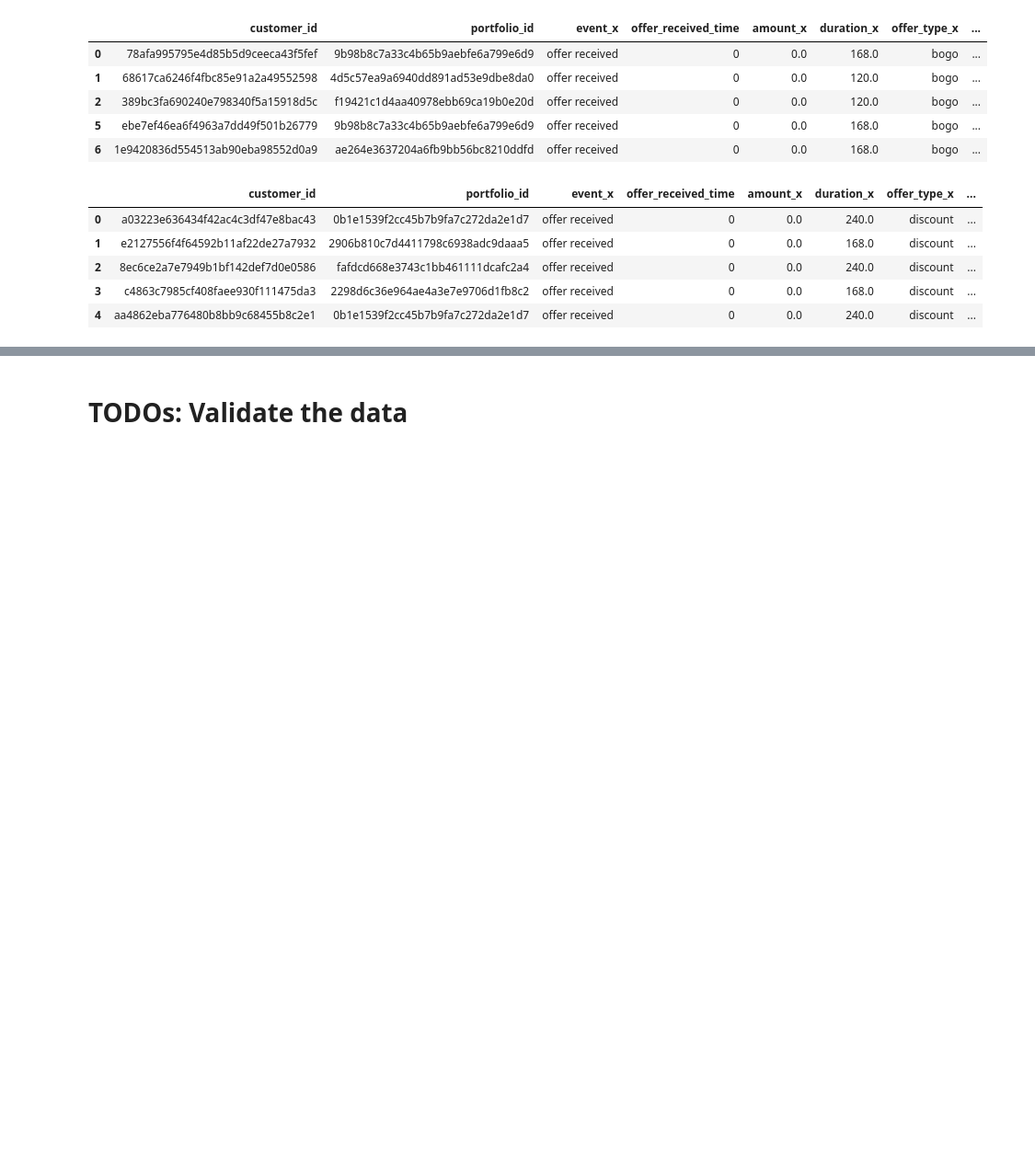
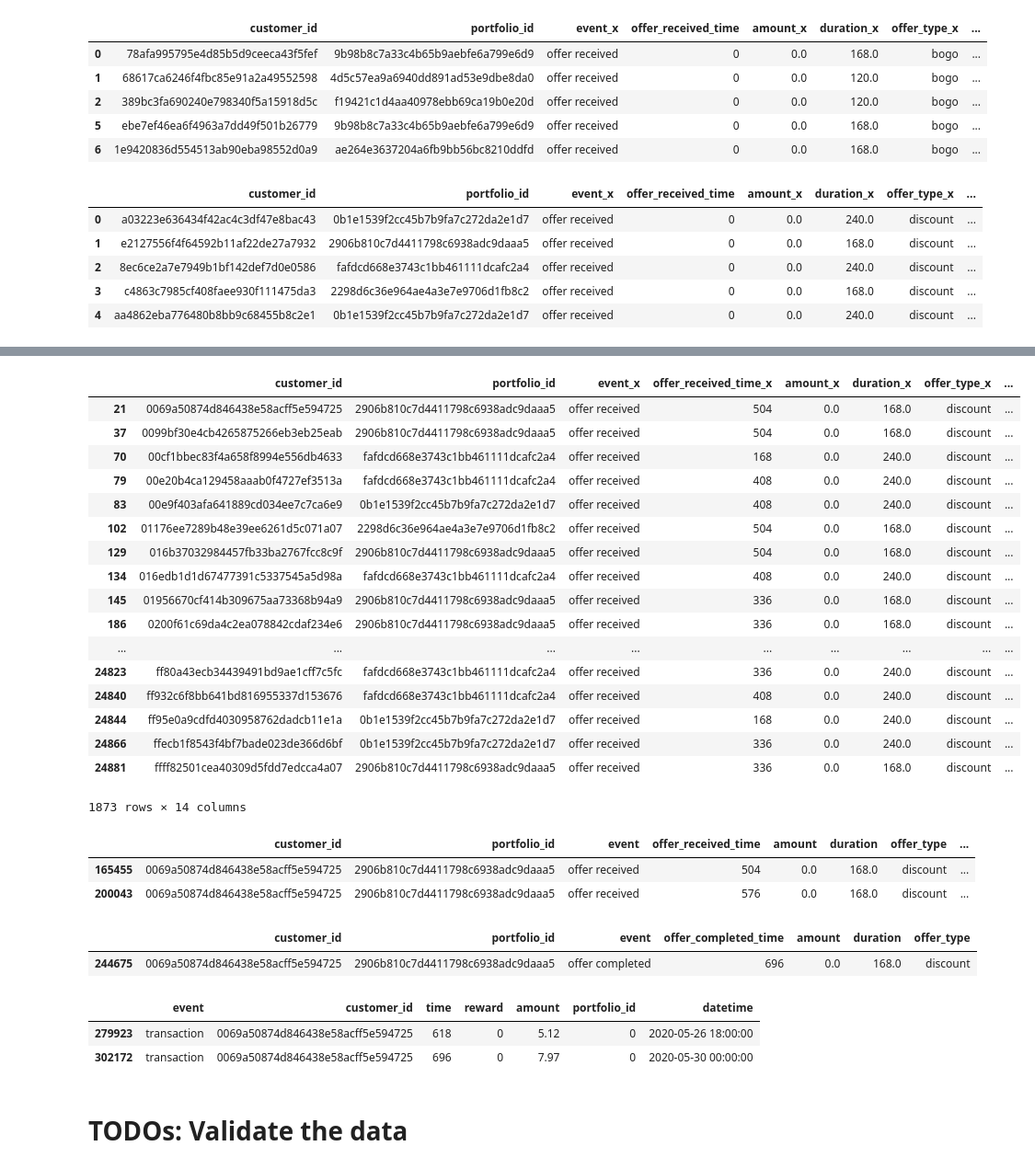
Before and after one commit to Mendy5/Udacity_Project_Capstone, a Jupyter notebook: Starbucks_Capstone_notebook.ipynb, the cells around one changed output, grey strips where cells are left out. Shown at 92% size. Drawn from its saved outputs; the diff is of its cells as text; code cells hidden in the pictures; blank space fills up the shorter version.

Commit message:
Update Starbucks_Capstone_notebook.ipynb
1. Try to find if an offer sent to the same customer multiple times
2. Try to find if the active windows of the same offer to the same customer have overlap.

```diff
--- a/Starbucks_Capstone_notebook.ipynb
+++ b/Starbucks_Capstone_notebook.ipynb
@@ -1613,0 +1634,6 @@ transcript_disc_final_df_temp.head()
+# %%
+test_final_df_v2 = transcript_disc_received_df[(transcript_disc_received_df["customer_id"].isin(test_final_df["customer_id"]))\
+                           & (transcript_disc_received_df["portfolio_id"].isin(test_final_df["portfolio_id"]))
+                           ].sort_values(by=["customer_id", "portfolio_id"])
+# %%
+test_final_df_v2_shifted = test_final_df_v2.shift(1)
@@ -1614,3 +1649,53 @@ transcript_disc_final_df_temp.head()
+# %%
+test_final_df_v2_shifted = test_final_df_v2_shifted.drop(1889)
+# %%
+test_final_new_df = test_final_df_v2.merge(test_final_df_v2_shifted, how = "inner", on = ["customer_id", "portfolio_id"])
+# %%
+test_final_new_df[(test_final_new_df["offer_received_time_x"]<test_final_new_df["offer_received_time_y"]) &
+                 (test_final_new_df["offer_received_time_y"] < test_final_new_df["offer_end_time_x"])
+                 ]
+# %% [output]
+|  | customer_id | portfolio_id | event_x | offer_received_time_x | amount_x | duration_x | offer_type_x | ... |
+| 21 | 0069a50874d846438e58acff5e594725 | 2906b810c7d4411798c6938adc9daaa5 | offer received | 504 | 0.0 | 168.0 | discount | ... |
+| 37 | 0099bf30e4cb4265875266eb3eb25eab | 2906b810c7d4411798c6938adc9daaa5 | offer received | 504 | 0.0 | 168.0 | discount | ... |
+| 70 | 00cf1bbec83f4a658f8994e556db4633 | fafdcd668e3743c1bb461111dcafc2a4 | offer received | 168 | 0.0 | 240.0 | discount | ... |
+| 79 | 00e20b4ca129458aaab0f4727ef3513a | fafdcd668e3743c1bb461111dcafc2a4 | offer received | 408 | 0.0 | 240.0 | discount | ... |
+| 83 | 00e9f403afa641889cd034ee7c7ca6e9 | 0b1e1539f2cc45b7b9fa7c272da2e1d7 | offer received | 408 | 0.0 | 240.0 | discount | ... |
+| 102 | 01176ee7289b48e39ee6261d5c071a07 | 2298d6c36e964ae4a3e7e9706d1fb8c2 | offer received | 504 | 0.0 | 168.0 | discount | ... |
+| 129 | 016b37032984457fb33ba2767fcc8c9f | 2906b810c7d4411798c6938adc9daaa5 | offer received | 504 | 0.0 | 168.0 | discount | ... |
+| 134 | 016edb1d1d67477391c5337545a5d98a | fafdcd668e3743c1bb461111dcafc2a4 | offer received | 408 | 0.0 | 240.0 | discount | ... |
+| 145 | 01956670cf414b309675aa73368b94a9 | 2906b810c7d4411798c6938adc9daaa5 | offer received | 336 | 0.0 | 168.0 | discount | ... |
+| 186 | 0200f61c69da4c2ea078842cdaf234e6 | 2906b810c7d4411798c6938adc9daaa5 | offer received | 336 | 0.0 | 168.0 | discount | ... |
+| ... | ... | ... | ... | ... | ... | ... | ... | ... |
+| 24823 | ff80a43ecb34439491bd9ae1cff7c5fc | fafdcd668e3743c1bb461111dcafc2a4 | offer received | 336 | 0.0 | 240.0 | discount | ... |
+| 24840 | ff932c6f8bb641bd816955337d153676 | fafdcd668e3743c1bb461111dcafc2a4 | offer received | 408 | 0.0 | 240.0 | discount | ... |
+| 24844 | ff95e0a9cdfd4030958762dadcb11e1a | 0b1e1539f2cc45b7b9fa7c272da2e1d7 | offer received | 168 | 0.0 | 240.0 | discount | ... |
+| 24866 | ffecb1f8543f4bf7bade023de366d6bf | 0b1e1539f2cc45b7b9fa7c272da2e1d7 | offer received | 336 | 0.0 | 240.0 | discount | ... |
+| 24881 | ffff82501cea40309d5fdd7edcca4a07 | 2906b810c7d4411798c6938adc9daaa5 | offer received | 336 | 0.0 | 168.0 | discount | ... |
+1873 rows × 14 columns
+# %%
+transcript_disc_received_df[(transcript_disc_received_df["customer_id"] == "0069a50874d846438e58acff5e594725") \
+                            & (transcript_disc_received_df["portfolio_id"] == "2906b810c7d4411798c6938adc9daaa5")]
+# %% [output]
+|  | customer_id | portfolio_id | event | offer_received_time | amount | duration | offer_type | ... |
+| 165455 | 0069a50874d846438e58acff5e594725 | 2906b810c7d4411798c6938adc9daaa5 | offer received | 504 | 0.0 | 168.0 | discount | ... |
+| 200043 | 0069a50874d846438e58acff5e594725 | 2906b810c7d4411798c6938adc9daaa5 | offer received | 576 | 0.0 | 168.0 | discount | ... |
+# %%
+transcript_disc_completed_df[(transcript_disc_completed_df["customer_id"] == "0069a50874d846438e58acff5e594725") \
+                            & (transcript_disc_completed_df["portfolio_id"] == "2906b810c7d4411798c6938adc9daaa5")]
+# %% [output]
+|  | customer_id | portfolio_id | event | offer_completed_time | amount | duration | offer_type |
+| 244675 | 0069a50874d846438e58acff5e594725 | 2906b810c7d4411798c6938adc9daaa5 | offer completed | 696 | 0.0 | 168.0 | discount |
+# %%
+transcript[(transcript["event"] == "transaction") & \
+          (transcript["customer_id"] == "0069a50874d846438e58acff5e594725") & \
+          (transcript["time"] >= 504) &\
+           (transcript["time"]<= 744)
+          ]
+# %% [output]
+|  | event | customer_id | time | reward | amount | portfolio_id | datetime |
+| 279923 | transaction | 0069a50874d846438e58acff5e594725 | 618 | 0 | 5.12 | 0 | 2020-05-26 18:00:00 |
+| 302172 | transaction | 0069a50874d846438e58acff5e594725 | 696 | 0 | 7.97 | 0 | 2020-05-30 00:00:00 |
 # %% [markdown]
 # TODOs: Validate the data
 # %% [markdown]
```
Also changed, not shown: parts of 22 cells of this notebook.
